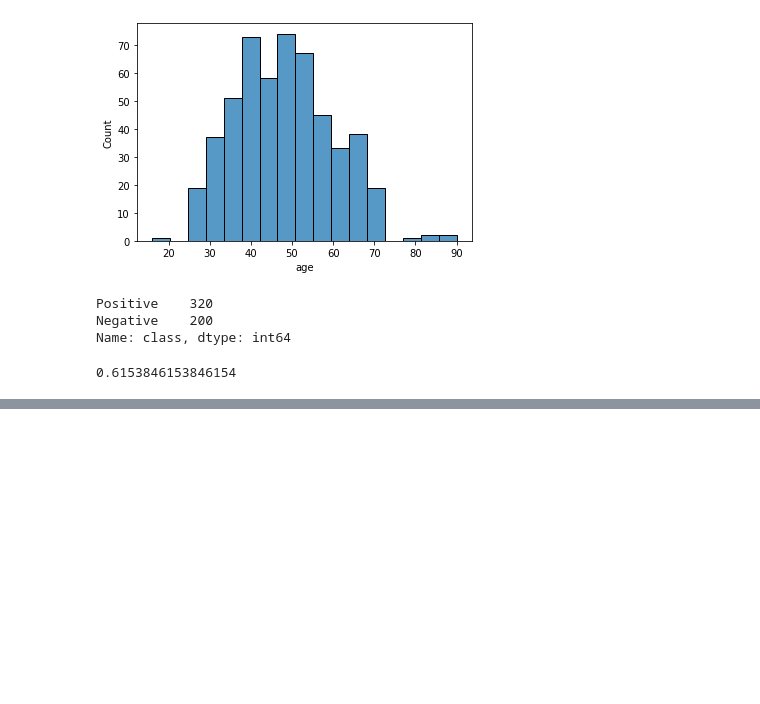
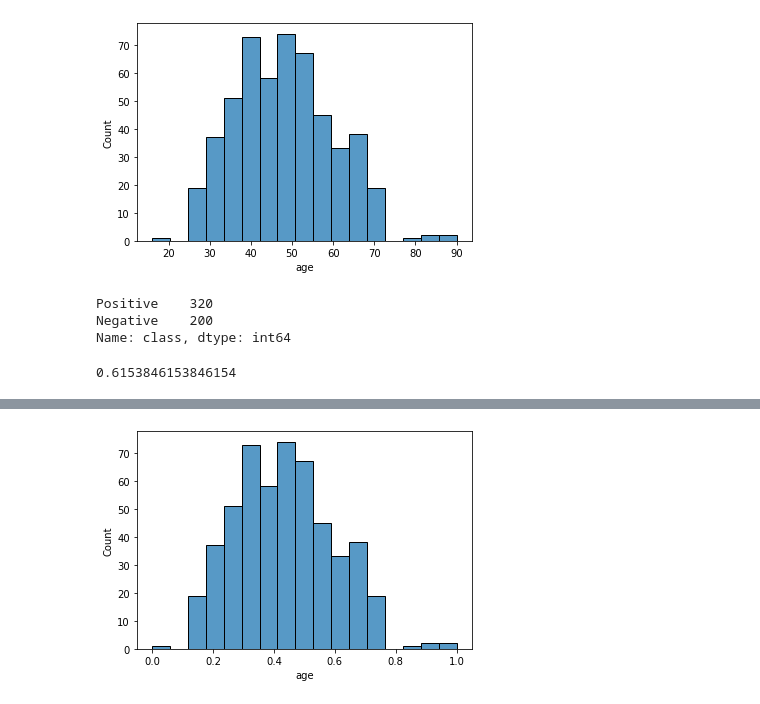
Before and after one commit to BAJeff/diabetes-prediction-comparison, a Jupyter notebook: notebooks/1-jb-sylhet-decision-tree.ipynb, the cells around one changed output, grey strips where cells are left out. Saved outputs shown, nothing was run; the diff lists cells and outputs as text; code cells hidden in the pictures; blank space fills up the shorter version.

```diff
--- a/notebooks/1-jb-sylhet-decision-tree.ipynb
+++ b/notebooks/1-jb-sylhet-decision-tree.ipynb
@@ -101,0 +125,4 @@ sylhet_copy['class'].mean()
+# %%
+X = sylhet_copy.age
+# %%
+X_scaled = (X - X.min(axis=0)) / (X.max(axis=0) - X.min(axis=0))
@@ -101,0 +144,2 @@ sylhet_copy['class'].mean()
+# %%
+sylhet_copy["age"] = X_scaled
@@ -101,0 +173,4 @@ sylhet_copy['class'].mean()
+# %%
+sns.histplot(sylhet_copy, x="age").figure.savefig("age_distribution_histogram_transformed.png")
+# %% [output]
+[figure, added]
```
Also changed, not shown: parts of 39 cells of this notebook, 8 other files.
